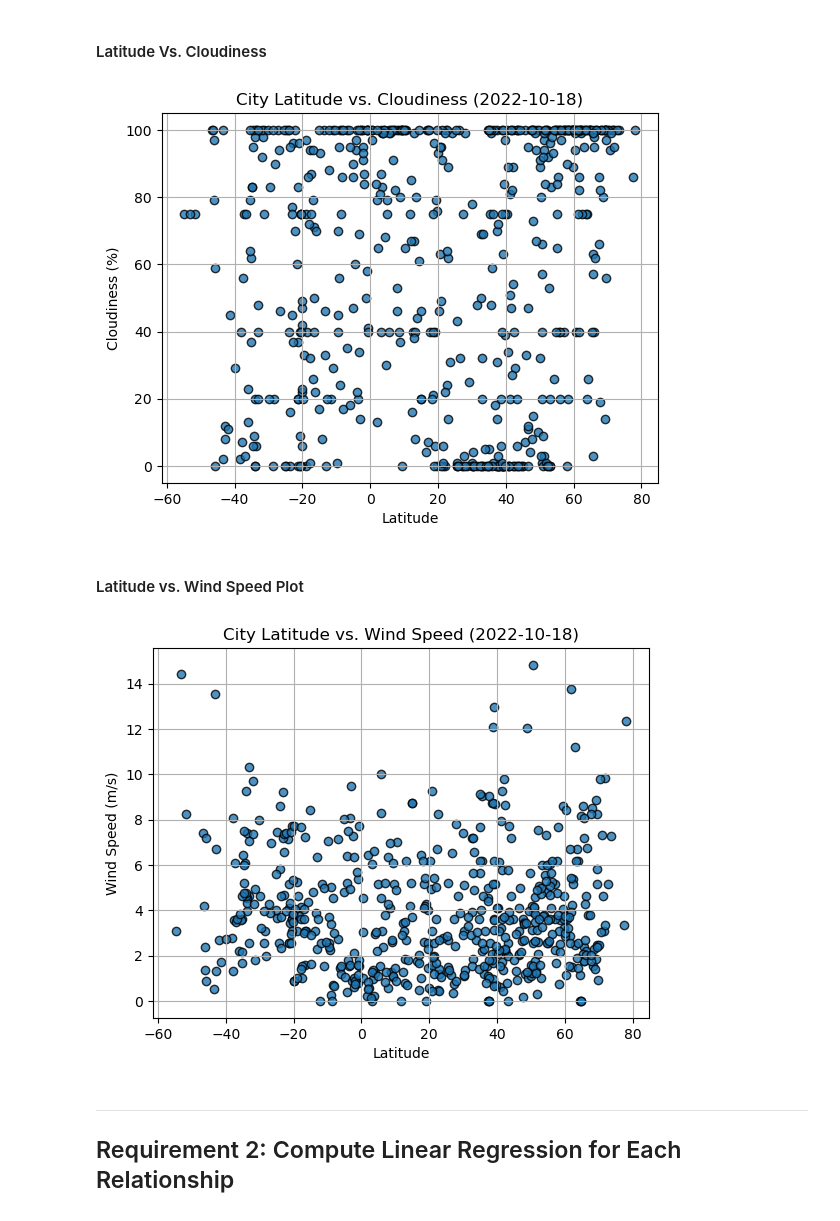
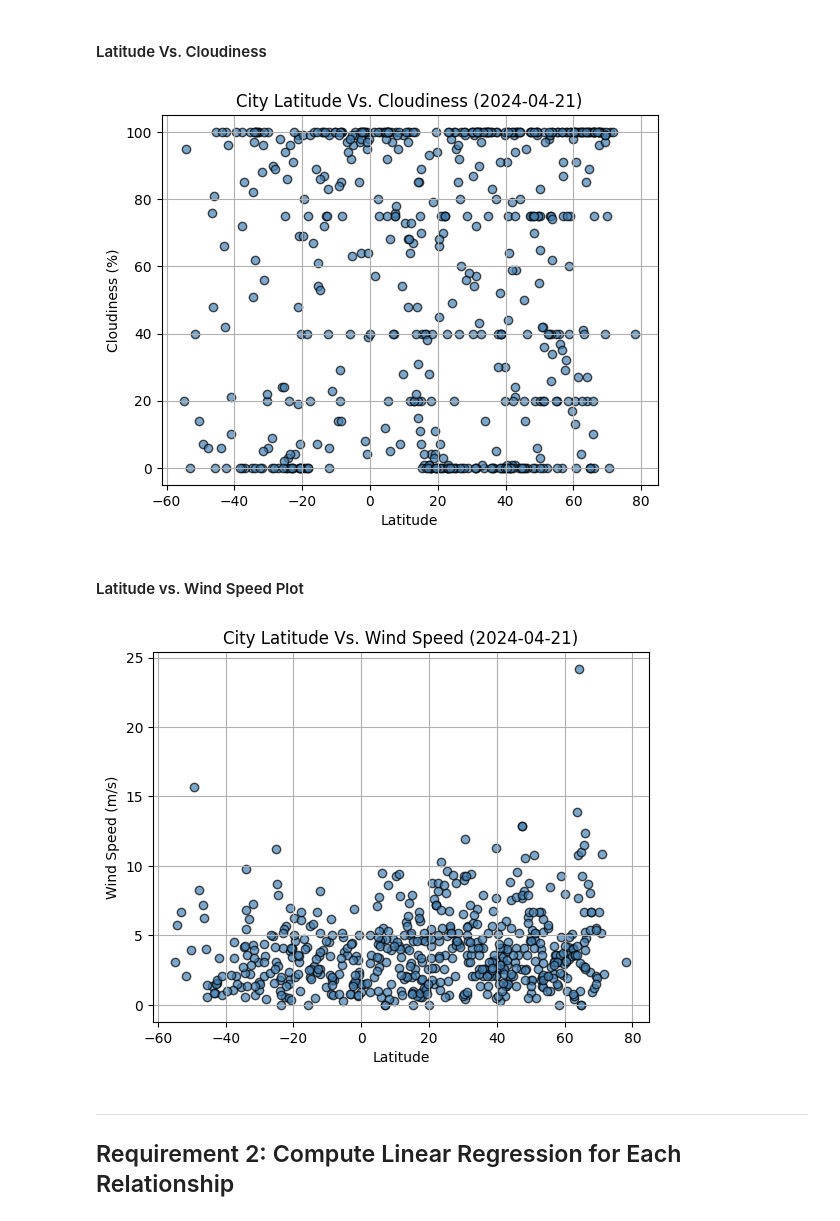
Before and after one commit to RenuPitumpe/python-api-challenge, a Jupyter notebook: Challenge/WeatherPy.ipynb, the cells around one changed output. Cells and saved outputs as stored; diff of their text form; code cells hidden in the pictures.

```diff
--- a/Challenge/WeatherPy.ipynb
+++ b/Challenge/WeatherPy.ipynb
@@ -191,10 +189,17 @@ city_data_df.head()
 #### Latitude Vs. Temperature
 # %%
 # Build scatter plot for latitude vs. temperature
-# YOUR CODE HERE
+plt.scatter(city_data_df['Lat'], city_data_df['Max Temp'], color='steelblue', alpha=0.7, edgecolors='black')
 
 # Incorporate the other graph properties
-# YOUR CODE HERE
+date = city_data_df['Date'][0]
+time_tuple = time.gmtime(date)
+date = time.strftime("%Y-%m-%d", time_tuple)
+
+plt.title('City Latitude Vs. Max Temperature (' + str(date)+ ')')
+plt.xlabel('Latitude')
+plt.ylabel('Max Temperature (C)')
+plt.grid(True)
 
 # Save the figure
 plt.savefig("output_data/Fig1.png")
@@ -223,10 +231,13 @@ plt.show()
 #### Latitude Vs. Cloudiness
 # %%
 # Build the scatter plots for latitude vs. cloudiness
-# YOUR CODE HERE
+plt.scatter(city_data_df['Lat'], city_data_df['Cloudiness'], color='steelblue', alpha=0.7, edgecolors='black')
 
 # Incorporate the other graph properties
-# YOUR CODE HERE
+plt.title('City Latitude Vs. Cloudiness (' + str(date)+ ')')
+plt.xlabel('Latitude')
+plt.ylabel('Cloudiness (%)')
+plt.grid(True)
 
 # Save the figure
 plt.savefig("output_data/Fig3.png")
@@ -234,23 +245,26 @@ plt.savefig("output_data/Fig3.png")
 # Show plot
 plt.show()
 # %% [output]
-[figure, old version]
+[figure, new version]
 # %% [markdown]
 #### Latitude vs. Wind Speed Plot
 # %%
 # Build the scatter plots for latitude vs. wind speed
-# YOUR CODE HERE
+plt.scatter(city_data_df['Lat'], city_data_df['Wind Speed'], color='steelblue', alpha=0.7, edgecolors='black')
 
 # Incorporate the other graph properties
-# YOUR CODE HERE
+plt.title('City Latitude Vs. Wind Speed (' + str(date)+ ')')
+plt.xlabel('Latitude')
+plt.ylabel('Wind Speed (m/s)')
+plt.grid(True)
 
 # Save the figure
 plt.savefig("output_data/Fig4.png")
 
 # Show plot
 plt.show()
 # %% [output]
-[figure, old version]
+[figure, new version]
 # %% [markdown]
 ---
 
```
Also changed, not shown: parts of 36 cells of this notebook, 5 other files.
